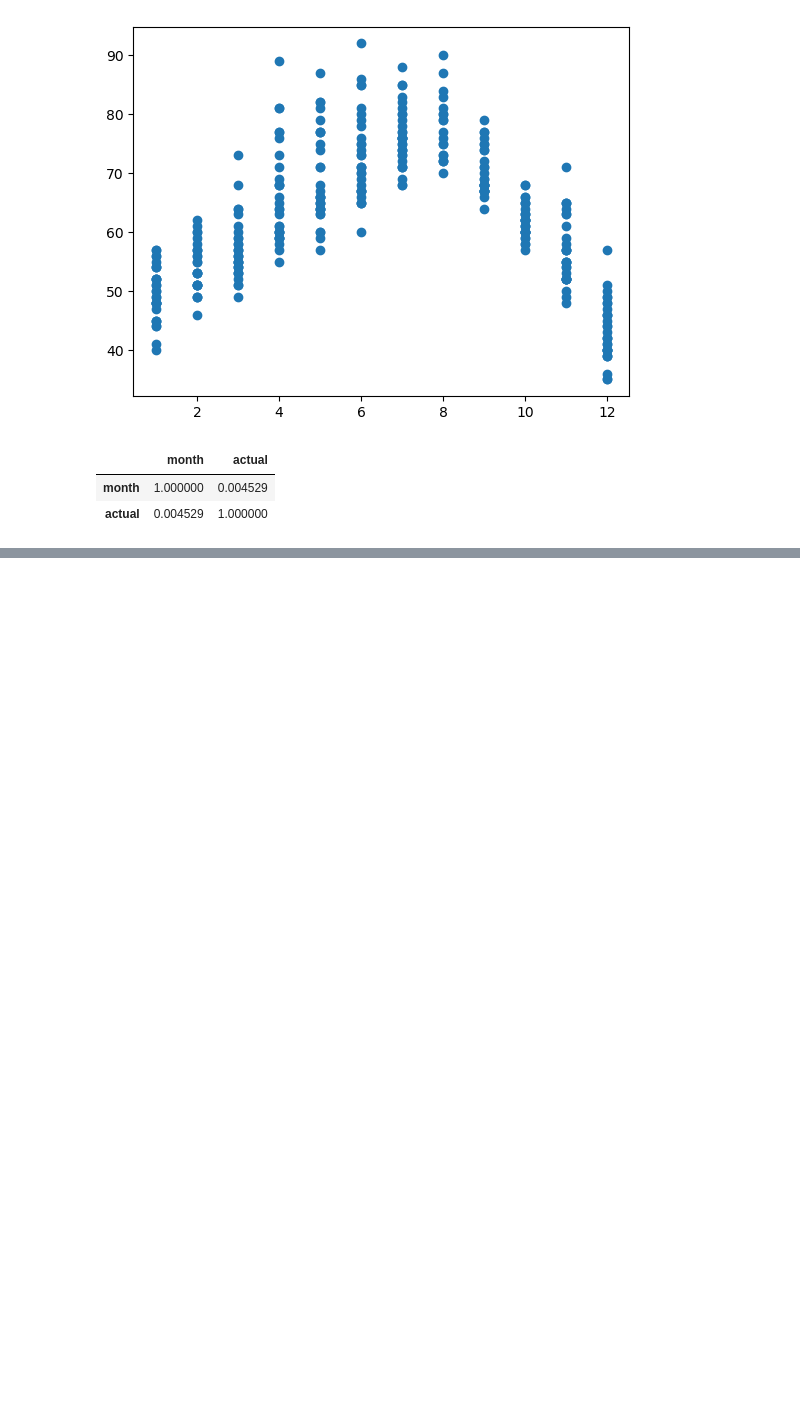
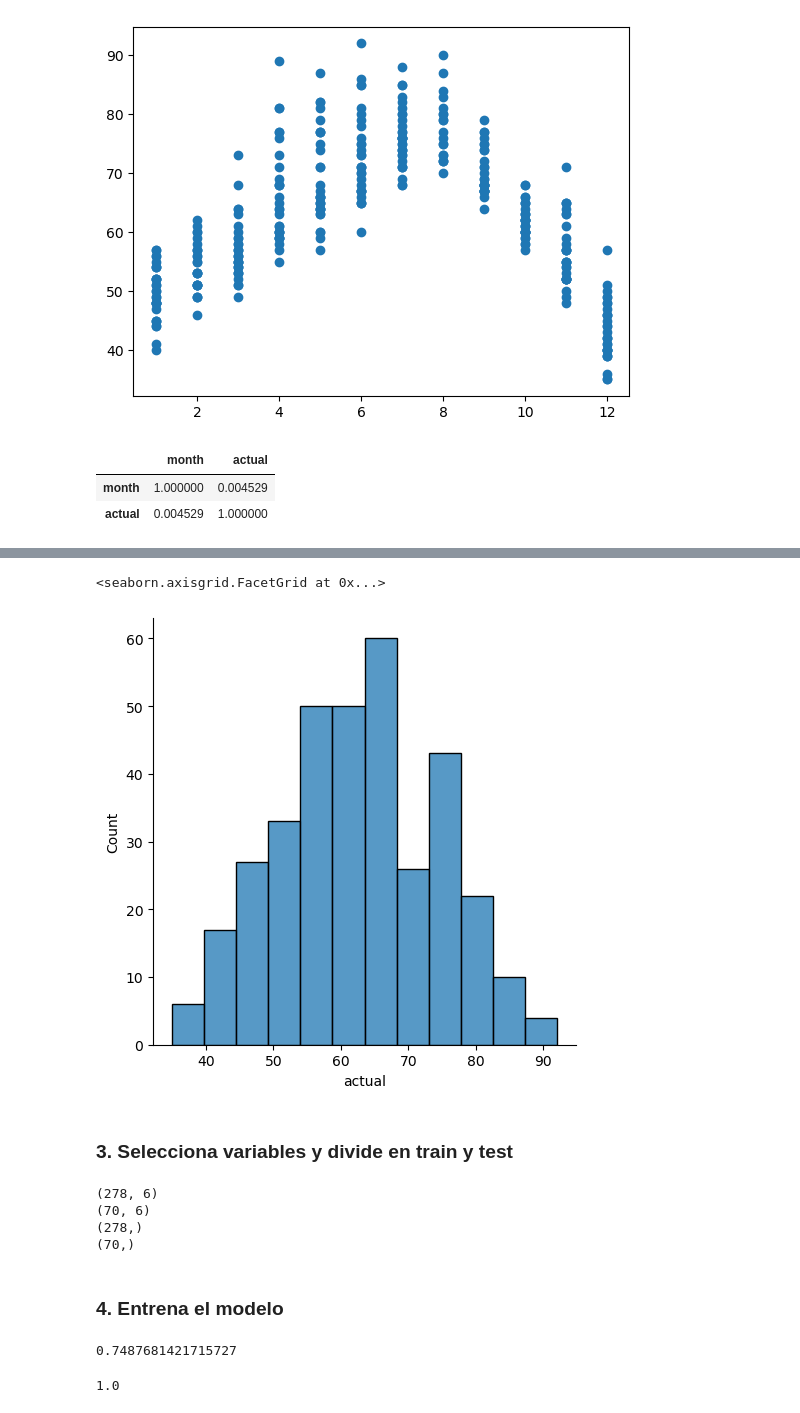
Before and after one commit to danilaviaart-lgtm/ds_curso, a Jupyter notebook: 3-Machine Learning/1-Supervisado/3-RegorClass/5-Decision_Trees/ejercicio/DTrees_reg_class.ipynb, the cells around one changed output, grey strips where cells are left out. Saved outputs shown, nothing was run; the diff lists cells and outputs as text; code cells hidden in the pictures; blank space fills up the shorter version.

```diff
--- a/3-Machine Learning/1-Supervisado/3-RegorClass/5-Decision_Trees/ejercicio/DTrees_reg_class.ipynb
+++ b/3-Machine Learning/1-Supervisado/3-RegorClass/5-Decision_Trees/ejercicio/DTrees_reg_class.ipynb
@@ -220,0 +266,7 @@ df[['month', 'actual']].corr()
+# %%
+sns.displot(df['actual'])
+# %% [output]
+<seaborn.axisgrid.FacetGrid at 0x...>
+[figure, added]
+# %% [markdown]
+### 3. Selecciona variables y divide en train y test
@@ -220,0 +276,26 @@ df[['month', 'actual']].corr()
+# %%
+X_train, X_test, y_train, y_test = train_test_split(X, y, test_size=0.2, random_state=42)
+
+print(X_train.shape)
+print(X_test.shape)
+print(y_train.shape)
+print(y_test.shape)
+# %% [output]
+(278, 6)
+(70, 6)
+(278,)
+(70,)
+# %% [markdown]
+### 4. Entrena el modelo
+# %%
+from sklearn.tree import DecisionTreeRegressor
+
+dtr = DecisionTreeRegressor()
+dtr.fit(X_train, y_train)
+dtr.score(X_test, y_test)
+# %% [output]
+0.7487681421715727
+# %%
+dtr.score(X_train, y_train)
+# %% [output]
+1.0
```
Also changed, not shown: parts of 100 cells of this notebook, 1 other file.
